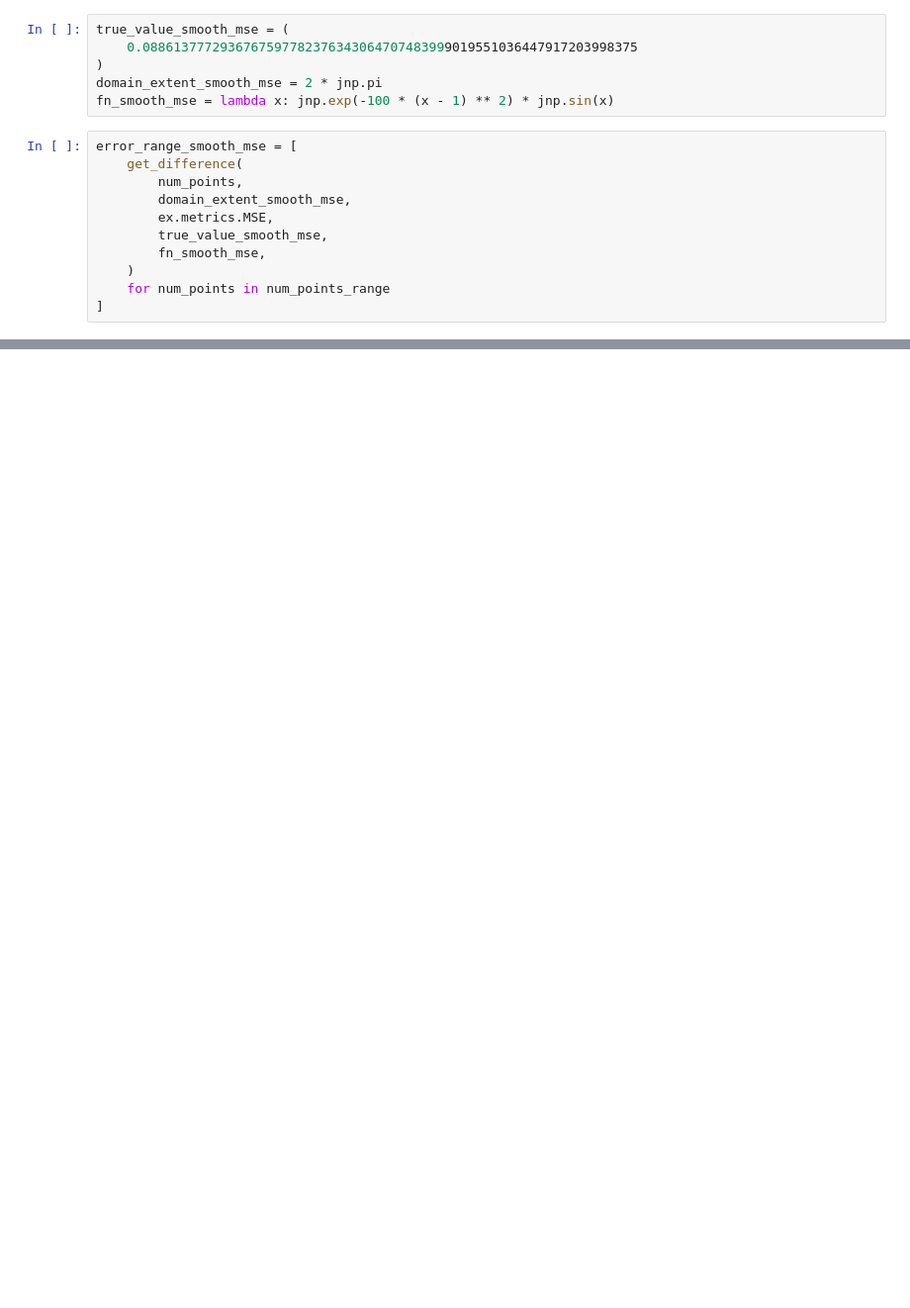
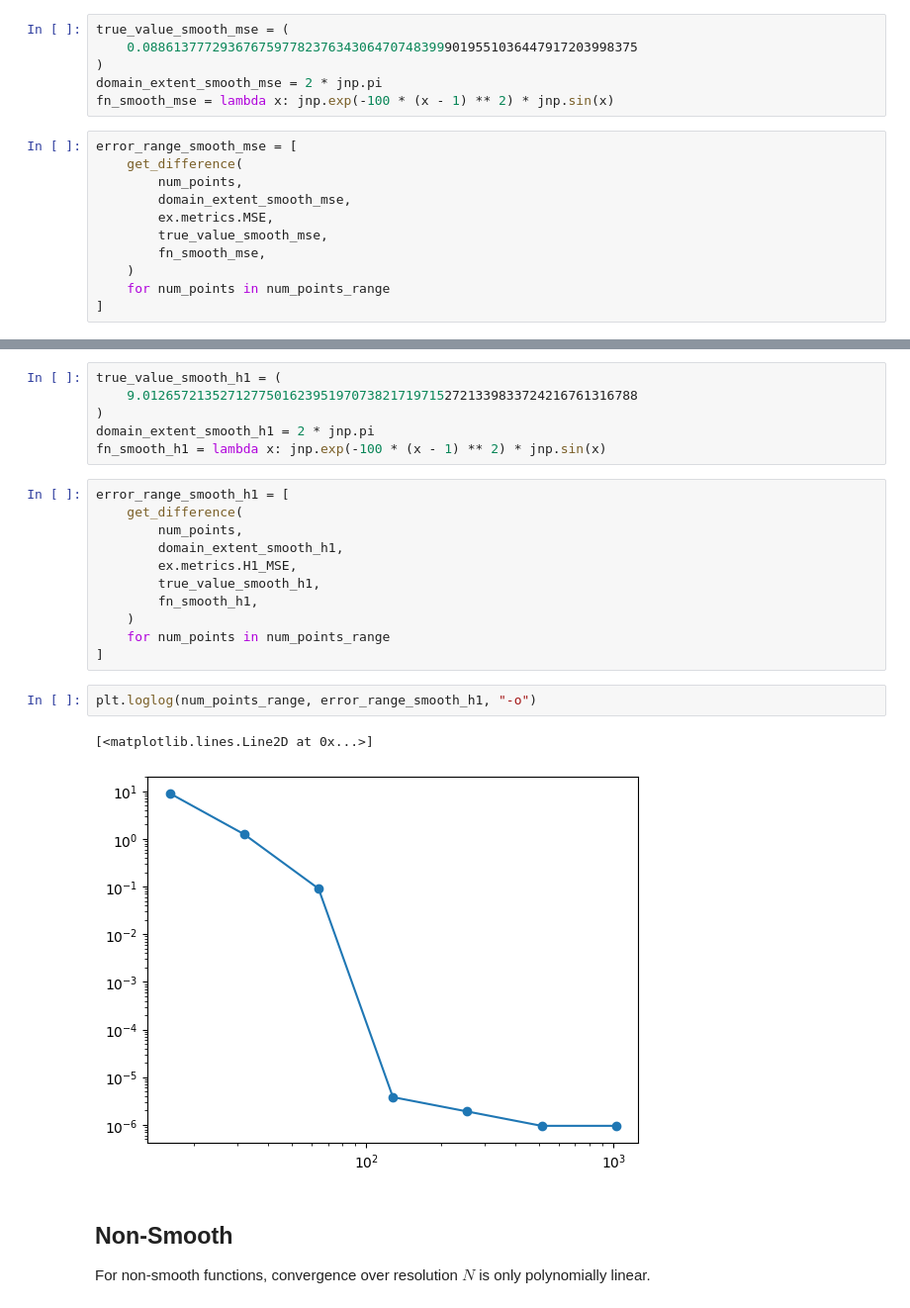
Before and after one commit to Ceyron/exponax, a Jupyter notebook: validation/metric_convergence.ipynb, the cells around one changed output, grey strips where cells are left out. Shown at 99% size. Cells and saved outputs as stored; diff of their text form; blank space fills up the shorter version.

```diff
--- a/validation/metric_convergence.ipynb
+++ b/validation/metric_convergence.ipynb
@@ -184,0 +102,26 @@ plt.semilogy(num_points_range[:6], error_range[:6], "o-")
+# %%
+true_value_smooth_h1 = (
+    9.0126572135271277501623951970738217197152721339833724216761316788
+)
+domain_extent_smooth_h1 = 2 * jnp.pi
+fn_smooth_h1 = lambda x: jnp.exp(-100 * (x - 1) ** 2) * jnp.sin(x)
+# %%
+error_range_smooth_h1 = [
+    get_difference(
+        num_points,
+        domain_extent_smooth_h1,
+        ex.metrics.H1_MSE,
+        true_value_smooth_h1,
+        fn_smooth_h1,
+    )
+    for num_points in num_points_range
+]
+# %%
+plt.loglog(num_points_range, error_range_smooth_h1, "-o")
+# %% [output]
+[<matplotlib.lines.Line2D at 0x...>]
+[figure, added]
+# %% [markdown]
+## Non-Smooth
+
+For non-smooth functions, convergence over resolution $N$ is only polynomially linear.
```
Also changed, not shown: parts of 46 cells of this notebook.
